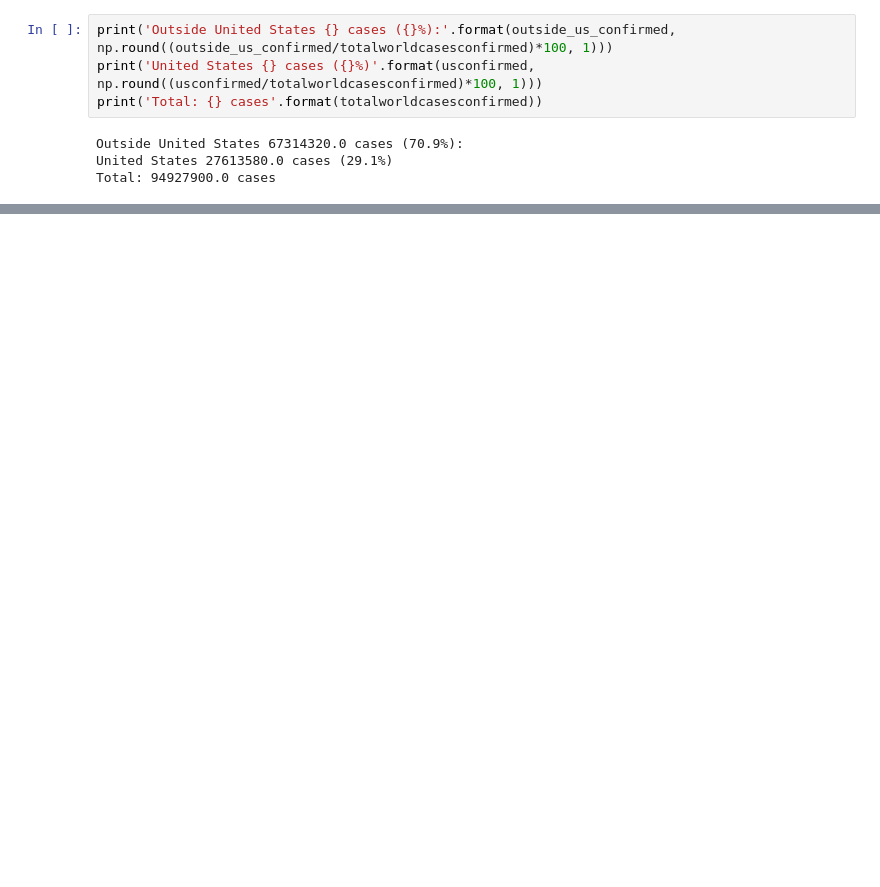
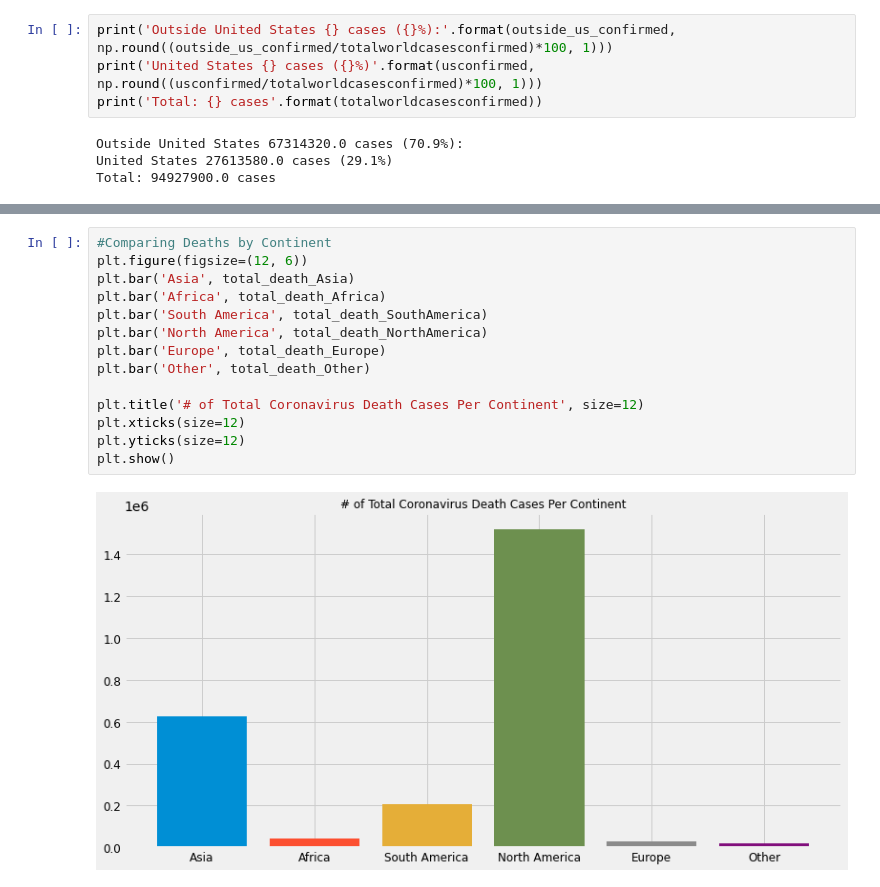
Before and after one commit to ochanyo/COVID-19-DATA-VISUALIZATION, a Jupyter notebook: COVID 19.ipynb, the cells around one changed output, grey strips where cells are left out. Cells and saved outputs as stored; diff of their text form; blank space fills up the shorter version.

```diff
--- a/COVID 19.ipynb
+++ b/COVID 19.ipynb
@@ -583,0 +1091,16 @@ select_China
+# %%
+#Comparing Deaths by Continent
+plt.figure(figsize=(12, 6))
+plt.bar('Asia', total_death_Asia)
+plt.bar('Africa', total_death_Africa)
+plt.bar('South America', total_death_SouthAmerica)
+plt.bar('North America', total_death_NorthAmerica)
+plt.bar('Europe', total_death_Europe)
+plt.bar('Other', total_death_Other)
+
+plt.title('# of Total Coronavirus Death Cases Per Continent', size=12)
+plt.xticks(size=12)
+plt.yticks(size=12)
+plt.show()
+# %% [output]
+[figure, added]
```
Also changed, not shown: parts of 67 cells of this notebook.
